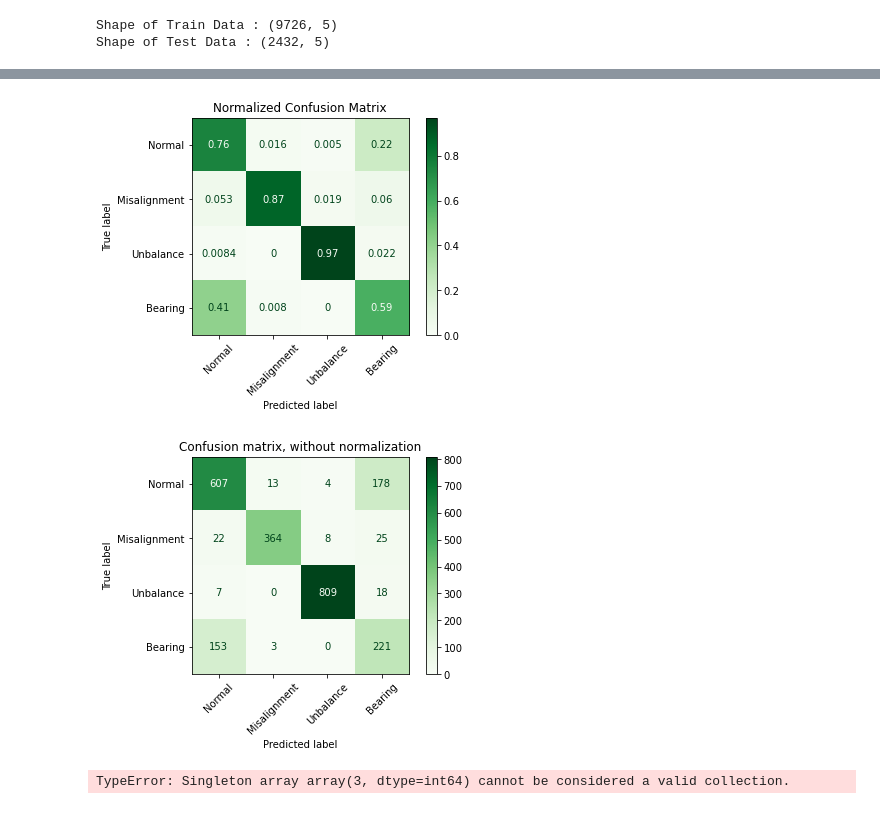
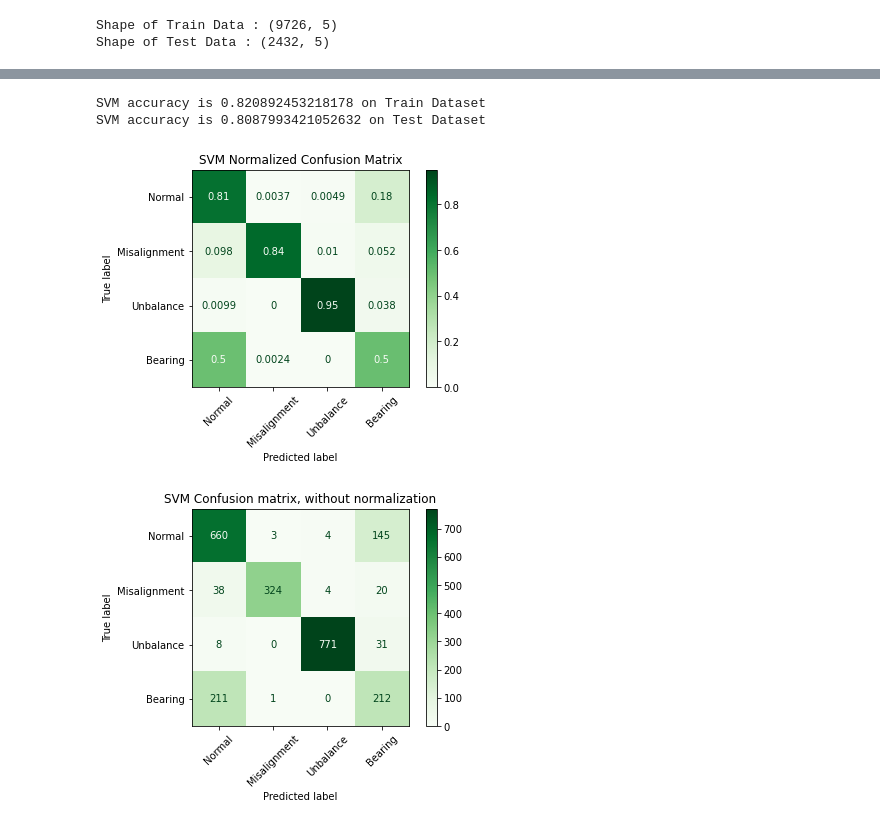
Before and after one commit to runnisha477/Vibration_Fault_Classification, a Jupyter notebook: exp/2022/februrary/Tugas Akhir (4 label) - SVM.ipynb, the cells around one changed output, grey strips where cells are left out. Cells and saved outputs as stored; diff of their text form; code cells hidden in the pictures.

```diff
--- a/exp/2022/februrary/Tugas Akhir (4 label) - SVM.ipynb
+++ b/exp/2022/februrary/Tugas Akhir (4 label) - SVM.ipynb
@@ -186,38 +209,0 @@ SVM accuracy is 0.8227796052631579 on Test Dataset
-# %%
-from matplotlib import pyplot as plt
-from sklearn import svm
-from sklearn.metrics import plot_confusion_matrix
-
-# Generate confusion matrix (normalization)
-class_names = ['Normal', 'Misalignment', 'Unbalance', 'Bearing']
-matrix_1 = plot_confusion_matrix(clf, X_test, y_test, display_labels=class_names, xticks_rotation=45,
-                                 cmap=plt.cm.Greens,
-                                 normalize='true')
-plt.title('Normalized Confusion Matrix')
-plt.show(matrix_1)
-
-matrix_2 = plot_confusion_matrix(clf, X_test, y_test, display_labels=class_names, xticks_rotation=45,
-                                 cmap=plt.cm.Greens,
-                                 normalize=None)
-plt.title('Confusion matrix, without normalization')
-plt.show(matrix_2)
-
-plt.show()
-# %% [output]
-[figure, removed]
-[figure, removed]
-# %%
-from sklearn.metrics import roc_auc_score
-
-preds = clf.predict(X_test) # label scores
-y_predict = np.argmax(preds, axis=0) # predicted classes
-y_true  = np.argmax(y_test, axis=1) # true classes
-
-#y_predict=clf.predict(X_test)
-#y_true = np.argmax(y_test, axis=0)
-
-roc_auc = roc_auc_score(y_true=y_test, y_score=y_predict, average='macro', sample_weight=None, max_fpr=None, multi_class='ovo', labels=None)
-#roc_auc = roc_auc_score(y_test, y_predict, multi_class='ovr')
-roc_auc
-# %% [output]
-TypeError: Singleton array array(3, dtype=int64) cannot be considered a valid collection.
@@ -247,0 +210,34 @@ result
+# %%
+## SVM Machine Learning
+
+from sklearn.svm import SVC
+svm = SVC(kernel='rbf', random_state = None)
+clf = svm.fit(X_train,y_train)
+print("SVM accuracy is {} on Train Dataset".format(svm.score(X_train,y_train)))
+print("SVM accuracy is {} on Test Dataset".format(svm.score(X_test,y_test)))
+# %% [output]
+SVM accuracy is 0.820892453218178 on Train Dataset
+SVM accuracy is 0.8087993421052632 on Test Dataset
+# %%
+from matplotlib import pyplot as plt
+from sklearn import svm
+from sklearn.metrics import plot_confusion_matrix
+
+# Generate confusion matrix (normalization)
+class_names = ['Normal', 'Misalignment', 'Unbalance', 'Bearing']
+matrix_1 = plot_confusion_matrix(clf, X_test, y_test, display_labels=class_names, xticks_rotation=45,
+                                 cmap=plt.cm.Greens,
+                                 normalize='true')
+plt.title('SVM Normalized Confusion Matrix')
+plt.show(matrix_1)
+
+matrix_2 = plot_confusion_matrix(clf, X_test, y_test, display_labels=class_names, xticks_rotation=45,
+                                 cmap=plt.cm.Greens,
+                                 normalize=None)
+plt.title('SVM Confusion matrix, without normalization')
+plt.show(matrix_2)
+
+plt.show()
+# %% [output]
+[figure, added]
+[figure, added]
```
Also changed, not shown: parts of 15 cells of this notebook, 1 other file.
